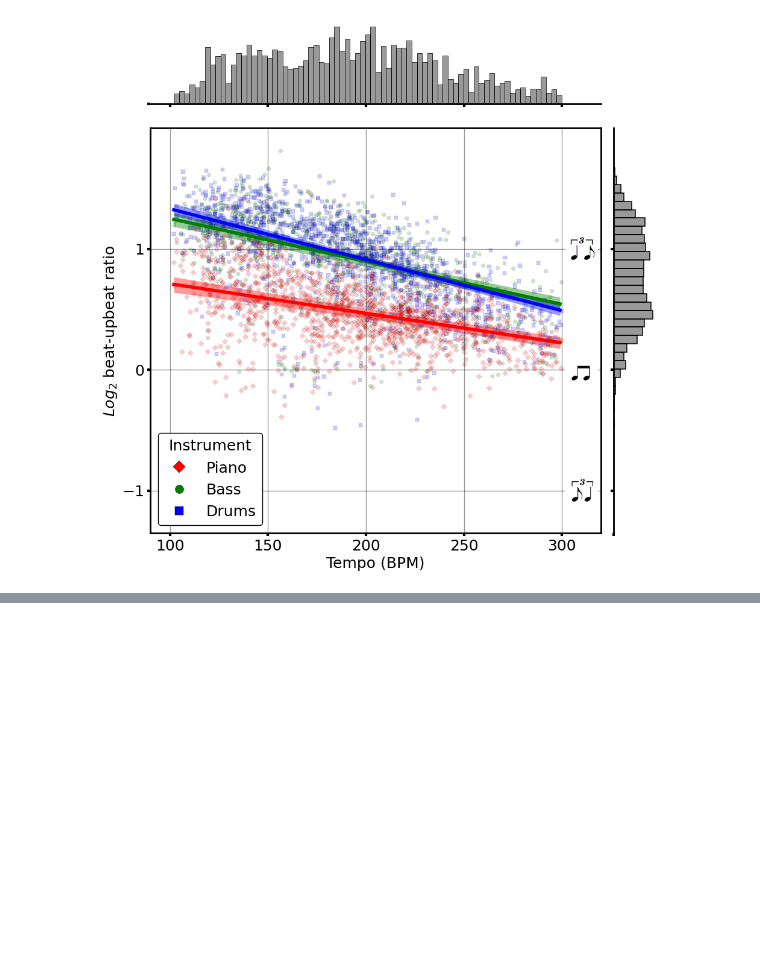
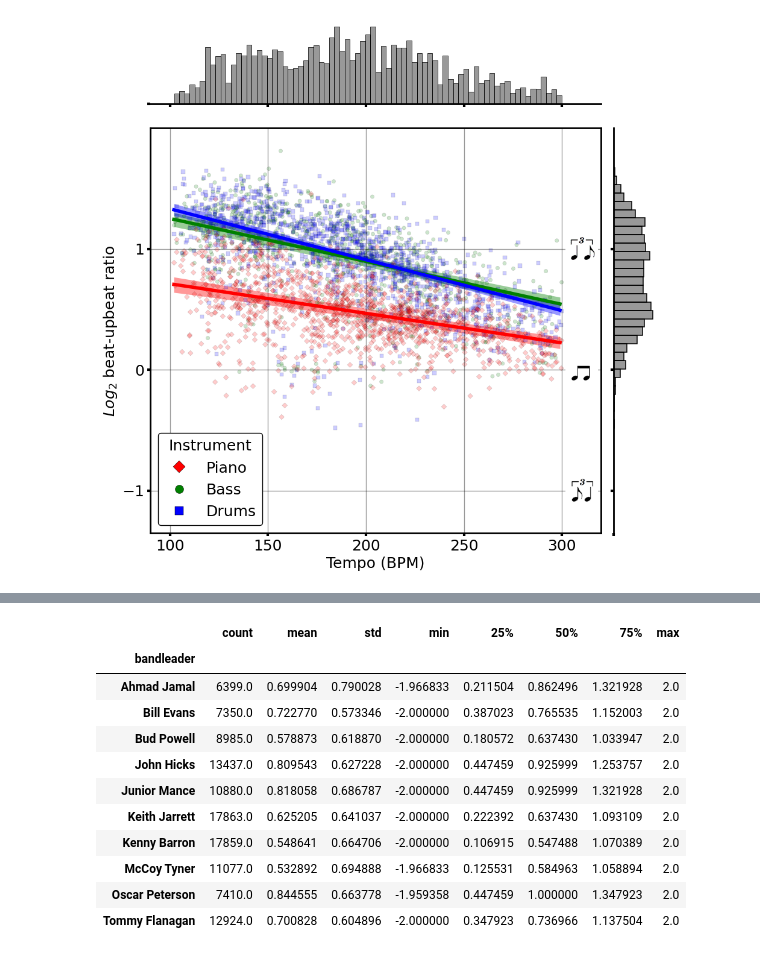
Before and after one commit to HuwCheston/Jazz-Trio-Database, a Jupyter notebook: notebooks/rhythm/0.1-cheston-beat-upbeat-ratios.ipynb, the cells around one changed output, grey strips where cells are left out. Cells and saved outputs as stored; diff of their text form; code cells hidden in the pictures; blank space fills up the shorter version.

```diff
--- a/notebooks/rhythm/0.1-cheston-beat-upbeat-ratios.ipynb
+++ b/notebooks/rhythm/0.1-cheston-beat-upbeat-ratios.ipynb
@@ -670,0 +416,15 @@ plt.show()
+# %%
+jtd300.groupby('bandleader')['bur'].describe()
+# %% [output]
+|  | count | mean | std | min | 25% | 50% | 75% | max |
+| bandleader |  |  |  |  |  |  |  |  |
+| Ahmad Jamal | 6399.0 | 0.699904 | 0.790028 | -1.966833 | 0.211504 | 0.862496 | 1.321928 | 2.0 |
+| Bill Evans | 7350.0 | 0.722770 | 0.573346 | -2.000000 | 0.387023 | 0.765535 | 1.152003 | 2.0 |
+| Bud Powell | 8985.0 | 0.578873 | 0.618870 | -2.000000 | 0.180572 | 0.637430 | 1.033947 | 2.0 |
+| John Hicks | 13437.0 | 0.809543 | 0.627228 | -2.000000 | 0.447459 | 0.925999 | 1.253757 | 2.0 |
+| Junior Mance | 10880.0 | 0.818058 | 0.686787 | -2.000000 | 0.447459 | 0.925999 | 1.321928 | 2.0 |
+| Keith Jarrett | 17863.0 | 0.625205 | 0.641037 | -2.000000 | 0.222392 | 0.637430 | 1.093109 | 2.0 |
+| Kenny Barron | 17859.0 | 0.548641 | 0.664706 | -2.000000 | 0.106915 | 0.547488 | 1.070389 | 2.0 |
+| McCoy Tyner | 11077.0 | 0.532892 | 0.694888 | -1.966833 | 0.125531 | 0.584963 | 1.058894 | 2.0 |
+| Oscar Peterson | 7410.0 | 0.844555 | 0.663778 | -1.959358 | 0.447459 | 1.000000 | 1.347923 | 2.0 |
+| Tommy Flanagan | 12924.0 | 0.700828 | 0.604896 | -2.000000 | 0.347923 | 0.736966 | 1.137504 | 2.0 |
```
Also changed, not shown: parts of 5 cells of this notebook, 3 other files.
